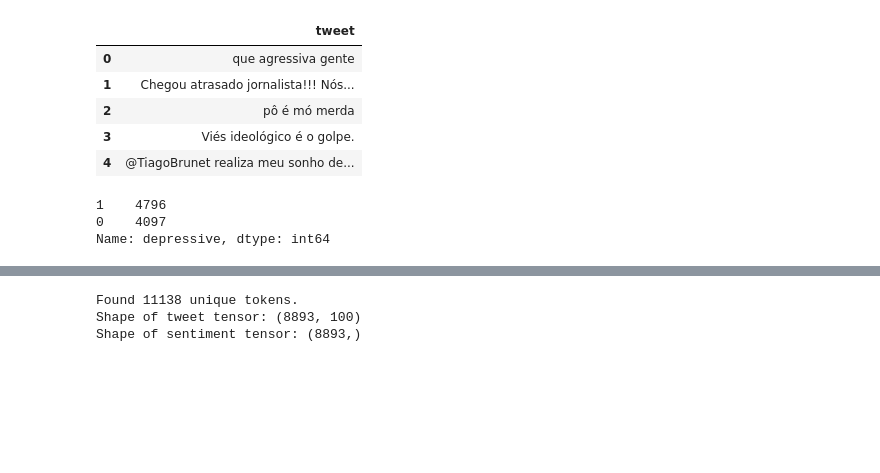
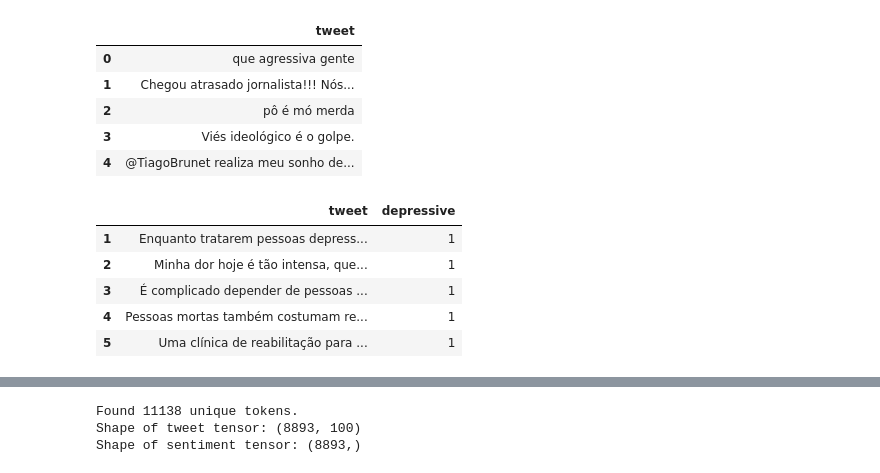
Before and after one commit to deeplearningunb/Iris, a Jupyter notebook: Depression detection.ipynb, the cells around one changed output, grey strips where cells are left out. Saved outputs shown, nothing was run; the diff lists cells and outputs as text; code cells hidden in the pictures; blank space fills up the shorter version.

```diff
--- a/Depression detection.ipynb
+++ b/Depression detection.ipynb
@@ -45,9 +45,3 @@ random.head()
 depressives['depressive'] = 1
 random['depressive'] = 0
 dataset = pd.concat([depressives, random])
-# %%
-dataset['depressive'].value_counts()
-# %% [output]
-1    4796
-0    4097
-Name: depressive, dtype: int64
@@ -54,3 +53,12 @@ Name: depressive, dtype: int64
+# %%
+dataset.head()
+# %% [output]
+|  | tweet | depressive |
+| 1 | Enquanto tratarem pessoas depress... | 1 |
+| 2 | Minha dor hoje é tão intensa, que... | 1 |
+| 3 | É complicado depender de pessoas ... | 1 |
+| 4 | Pessoas mortas também costumam re... | 1 |
+| 5 | Uma clínica de reabilitação para ... | 1 |
 # %%
 stopwords = '''
 de a o que e do da em um para é com não uma os no se na por mais as dos como mas foi ao ele das tem à seu sua ou ser
```
Also changed, not shown: parts of 17 cells of this notebook, 4 other files.
